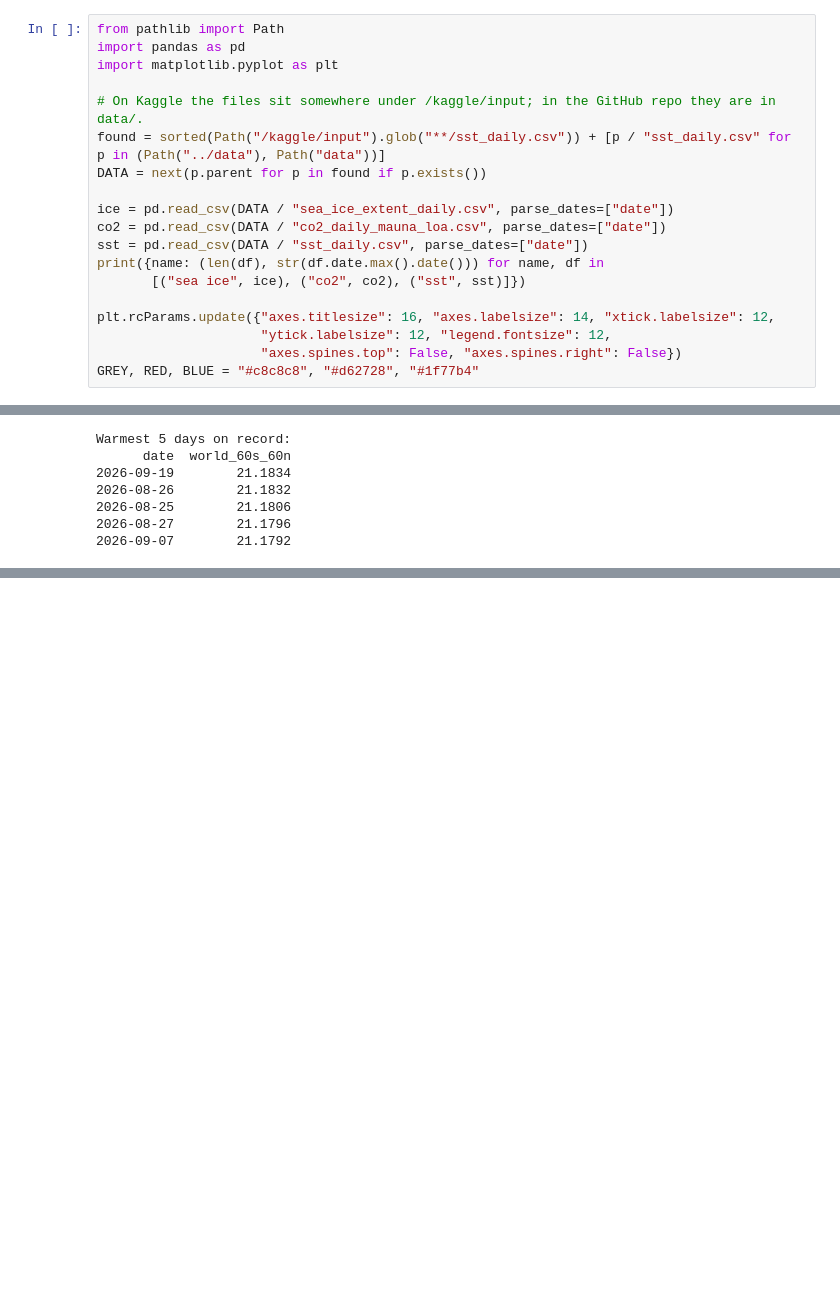
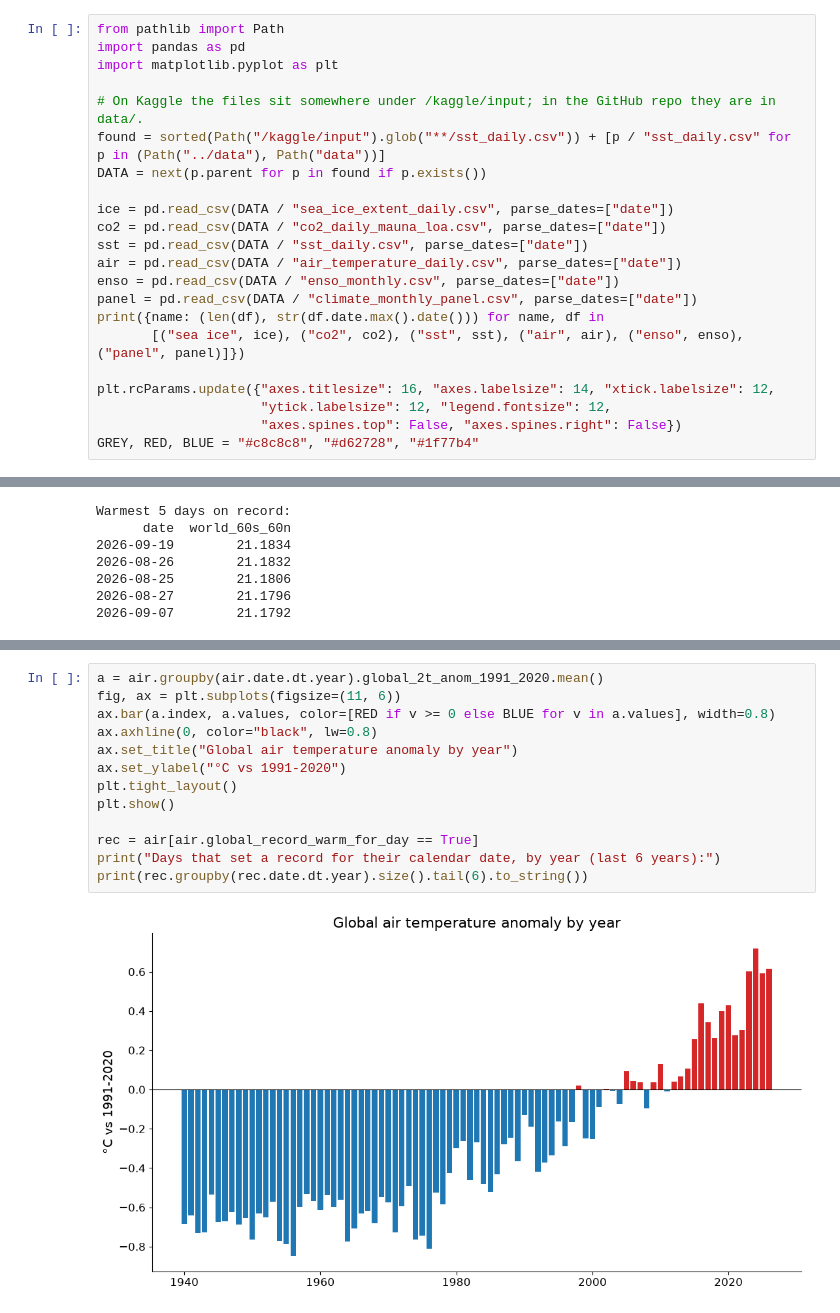
Before and after one commit to yasumorishima/earth-vital-signs, a Jupyter notebook: notebooks/earth-vital-signs-starter.ipynb, the cells around one changed output, grey strips where cells are left out. Drawn from its saved outputs; the diff is of its cells as text; blank space fills up the shorter version.

```diff
--- a/notebooks/earth-vital-signs-starter.ipynb
+++ b/notebooks/earth-vital-signs-starter.ipynb
@@ -16,8 +16,11 @@ DATA = next(p.parent for p in found if p.exists())
 ice = pd.read_csv(DATA / "sea_ice_extent_daily.csv", parse_dates=["date"])
 co2 = pd.read_csv(DATA / "co2_daily_mauna_loa.csv", parse_dates=["date"])
 sst = pd.read_csv(DATA / "sst_daily.csv", parse_dates=["date"])
+air = pd.read_csv(DATA / "air_temperature_daily.csv", parse_dates=["date"])
+enso = pd.read_csv(DATA / "enso_monthly.csv", parse_dates=["date"])
+panel = pd.read_csv(DATA / "climate_monthly_panel.csv", parse_dates=["date"])
 print({name: (len(df), str(df.date.max().date())) for name, df in
-       [("sea ice", ice), ("co2", co2), ("sst", sst)]})
+       [("sea ice", ice), ("co2", co2), ("sst", sst), ("air", air), ("enso", enso), ("panel", panel)]})
 
 plt.rcParams.update({"axes.titlesize": 16, "axes.labelsize": 14, "xtick.labelsize": 12,
                      "ytick.labelsize": 12, "legend.fontsize": 12,
@@ -100,0 +108,15 @@ Warmest 5 days on record:
+# %%
+a = air.groupby(air.date.dt.year).global_2t_anom_1991_2020.mean()
+fig, ax = plt.subplots(figsize=(11, 6))
+ax.bar(a.index, a.values, color=[RED if v >= 0 else BLUE for v in a.values], width=0.8)
+ax.axhline(0, color="black", lw=0.8)
+ax.set_title("Global air temperature anomaly by year")
+ax.set_ylabel("°C vs 1991-2020")
+plt.tight_layout()
+plt.show()
+
+rec = air[air.global_record_warm_for_day == True]
+print("Days that set a record for their calendar date, by year (last 6 years):")
+print(rec.groupby(rec.date.dt.year).size().tail(6).to_string())
+# %% [output]
+[figure, added]
```
Also changed, not shown: parts of 9 cells of this notebook, 1 other file.
